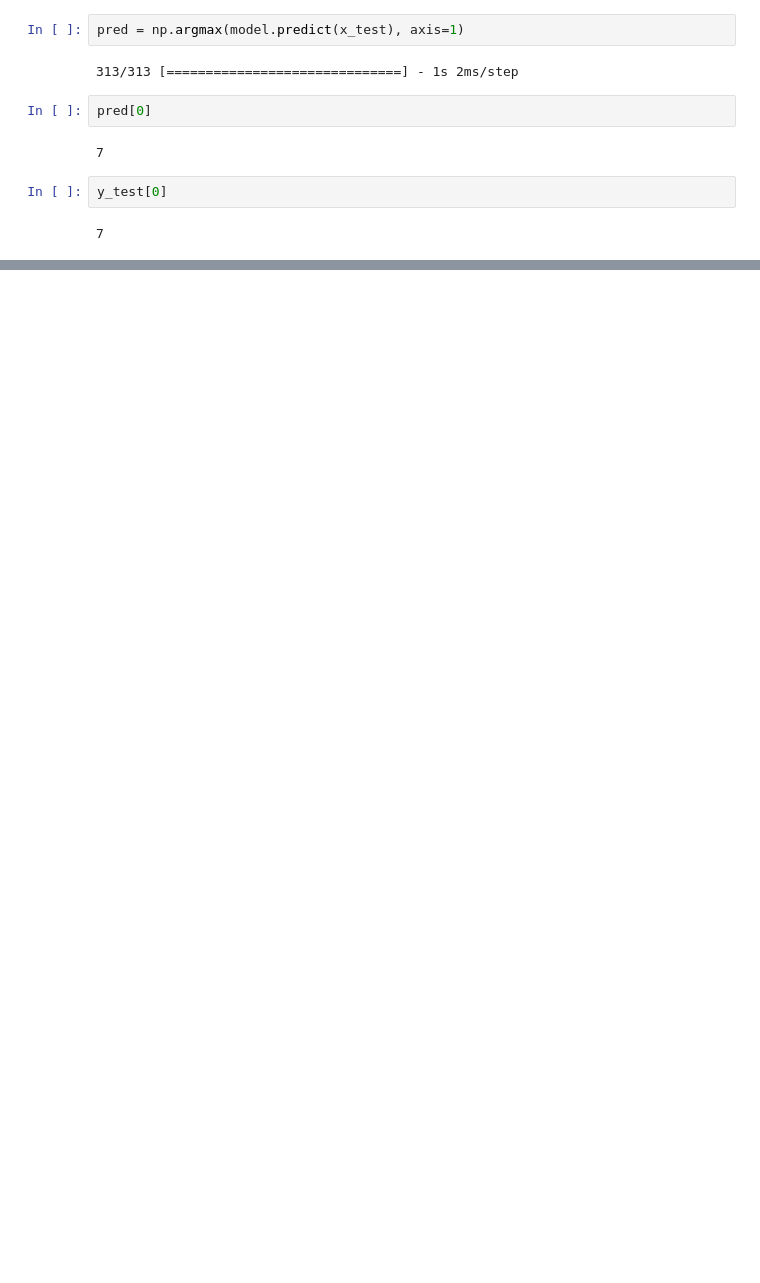
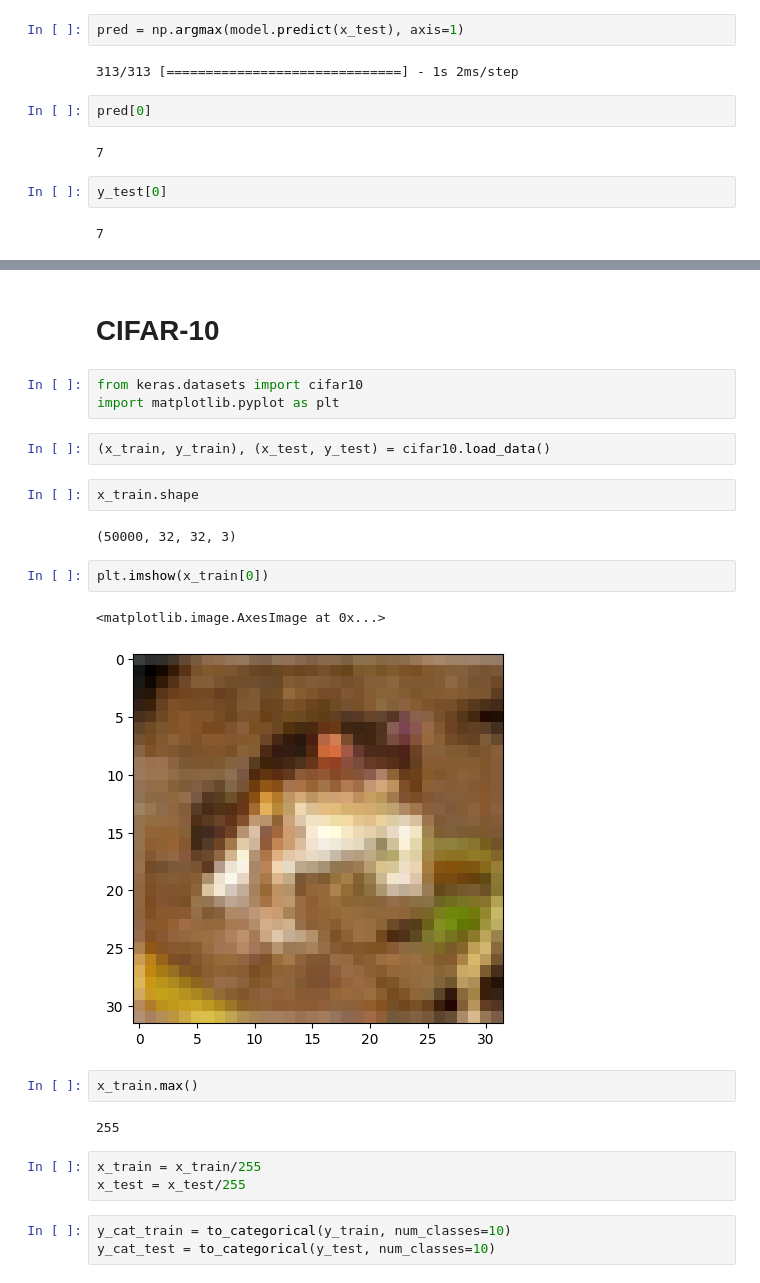
Before and after one commit to ishaanpaul98/Computer-Vision-Projects, a Jupyter notebook: Course/Deep Learning For Computer Vision/deep_learning.ipynb, the cells around one changed output, grey strips where cells are left out. Drawn from its saved outputs; the diff is of its cells as text; blank space fills up the shorter version.

Commit message:
Completed notebook on cifar-10 dataset

```diff
--- a/Course/Deep Learning For Computer Vision/deep_learning.ipynb
+++ b/Course/Deep Learning For Computer Vision/deep_learning.ipynb
@@ -189 +186,27 @@ print(classification_report(y_test, pred))
 weighted avg       0.99      0.99      0.99     10000
+# %% [markdown]
+# CIFAR-10
+# %%
+from keras.datasets import cifar10
+import matplotlib.pyplot as plt
+# %%
+(x_train, y_train), (x_test, y_test) = cifar10.load_data()
+# %%
+x_train.shape
+# %% [output]
+(50000, 32, 32, 3)
+# %%
+plt.imshow(x_train[0])
+# %% [output]
+<matplotlib.image.AxesImage at 0x...>
+[figure, added]
+# %%
+x_train.max()
+# %% [output]
+255
+# %%
+x_train = x_train/255
+x_test = x_test/255
+# %%
+y_cat_train = to_categorical(y_train, num_classes=10)
+y_cat_test = to_categorical(y_test, num_classes=10)
```
Also changed, not shown: parts of 11 cells of this notebook, 1 other file.
